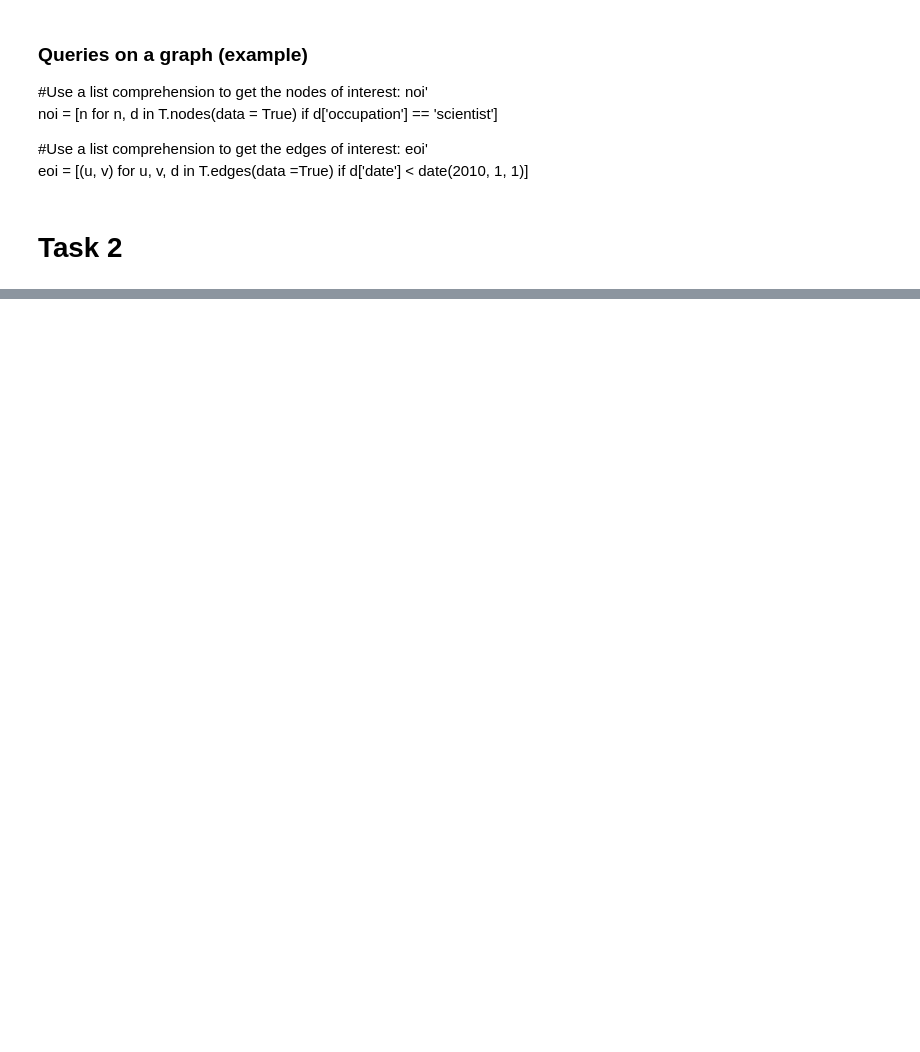
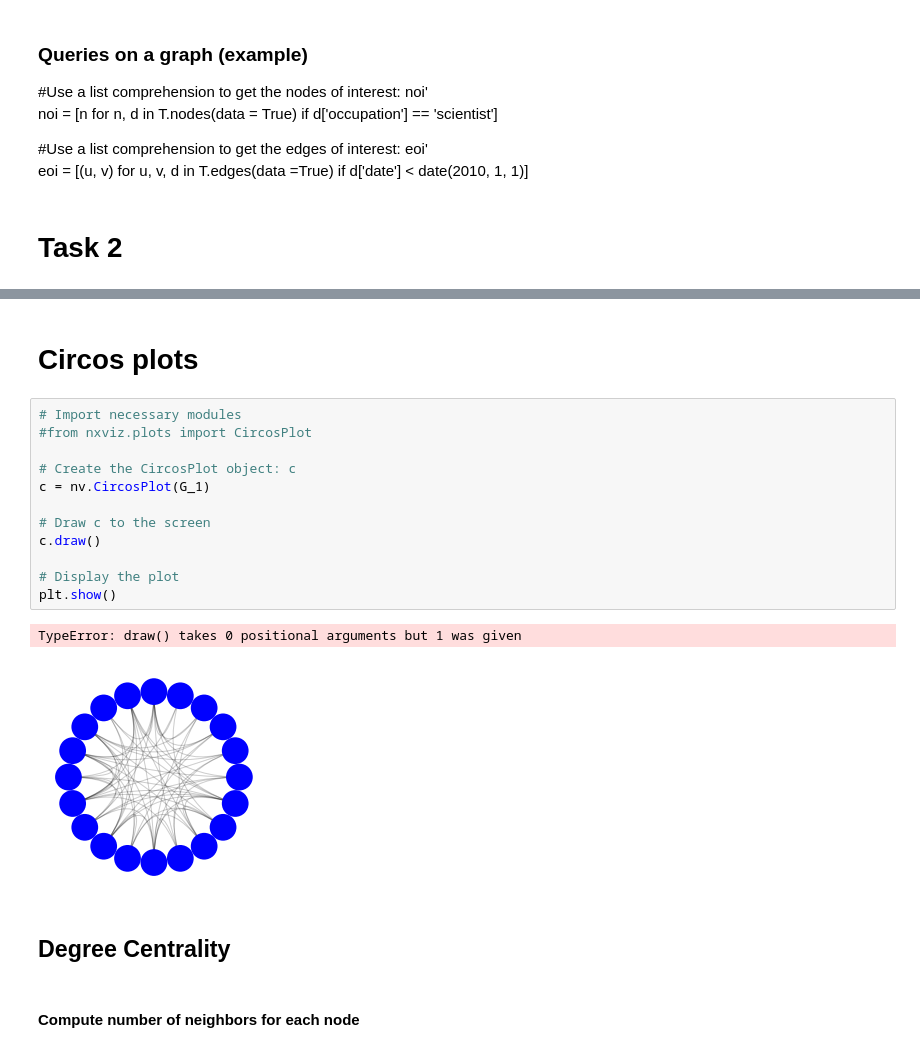
Before and after one commit to azizulkawser/social_network_analysis, a Jupyter notebook: SNA_Tutorial.ipynb, the cells around one changed output, grey strips where cells are left out. Saved outputs shown, nothing was run; the diff lists cells and outputs as text; blank space fills up the shorter version.

```diff
--- a/SNA_Tutorial.ipynb
+++ b/SNA_Tutorial.ipynb
@@ -266,0 +260,21 @@ print(my_object)
+# %% [markdown]
+# Circos plots
+# %%
+# Import necessary modules
+#from nxviz.plots import CircosPlot
+
+# Create the CircosPlot object: c
+c = nv.CircosPlot(G_1)
+
+# Draw c to the screen
+c.draw()
+
+# Display the plot
+plt.show()
+# %% [output]
+TypeError: draw() takes 0 positional arguments but 1 was given
+[figure, added]
+# %% [markdown]
+## Degree Centrality
+# %% [markdown]
+#### Compute number of neighbors for each node
```
Also changed, not shown: parts of 19 cells of this notebook.
